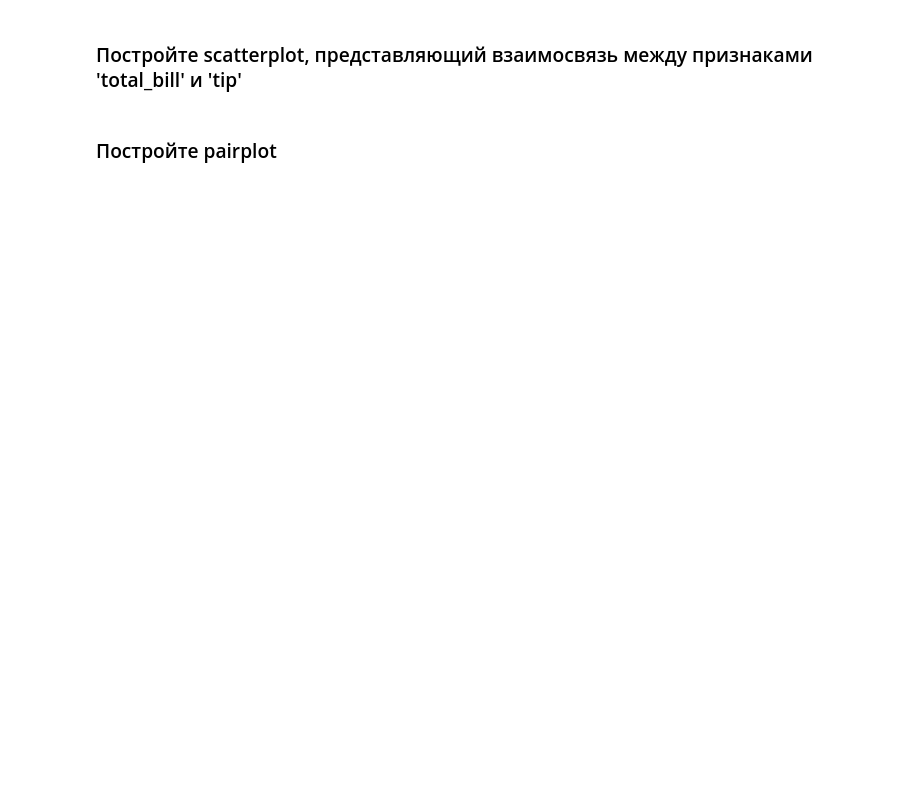
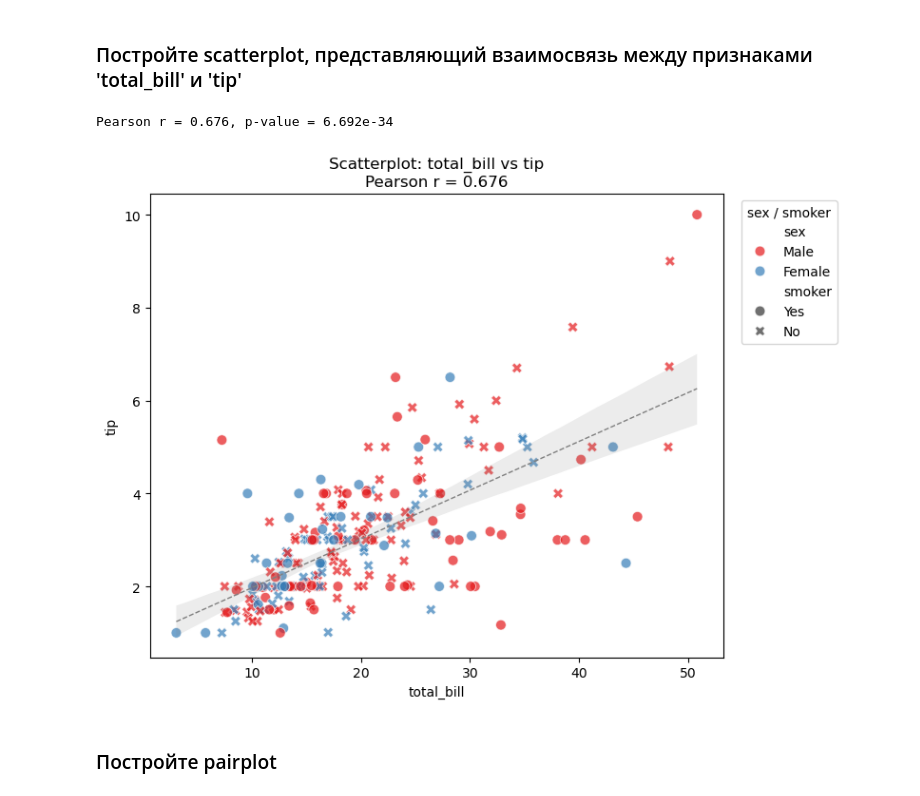
Before and after one commit to kavalex/ML-Basic, a Jupyter notebook: homework_07/homework_07.ipynb, the cells around one changed output. Drawn from its saved outputs; the diff is of its cells as text; code cells hidden in the pictures; blank space fills up the shorter version.

```diff
--- a/homework_07/homework_07.ipynb
+++ b/homework_07/homework_07.ipynb
@@ -58,0 +170,7 @@
+# %%
+num = tips.select_dtypes(include='number')
+print("Числовые столбцы:", list(num.columns))
+stats = num.describe().T
+stats['skew'] = num.skew()
+stats['kurtosis'] = num.kurtosis()
+print(stats)
@@ -89,2 +269,31 @@
+# %%
+from scipy import stats
+r, p = stats.pearsonr(tips['total_bill'], tips['tip'])
+print(f"Pearson r = {r:.3f}, p-value = {p:.3e}")
+plt.figure(figsize=(8,6))
+sns.scatterplot(
+    data=tips,
+    x='total_bill',
+    y='tip',
+    hue='sex',        # раскрасить по полу
+    style='smoker',   # разные маркеры для курильщиков/некурящих
+    s=60,             # размер точек
+    alpha=0.7,        # задать прозрачность точек, чтобы перекрытия были видны
+    palette='Set1'
+)
+sns.regplot(data=tips, x='total_bill', y='tip',
+            scatter=False,    # точки не рисовать, они уже есть
+            color='gray',
+            line_kws={'linestyle':'--', 'linewidth':1}
+)
+plt.xlabel('total_bill')
+plt.ylabel('tip')
+plt.title('Scatterplot: total_bill vs tip\n' + f'Pearson r = {r:.3f}')
+plt.legend(title='sex / smoker', bbox_to_anchor=(1.02, 1), loc='upper left')
+plt.tight_layout()
+plt.show()
+# %% [output]
+Pearson r = 0.676, p-value = 6.692e-34
+[figure, added]
 # %% [markdown]
 ### Постройте pairplot
```
Also changed, not shown: parts of 68 cells of this notebook.
